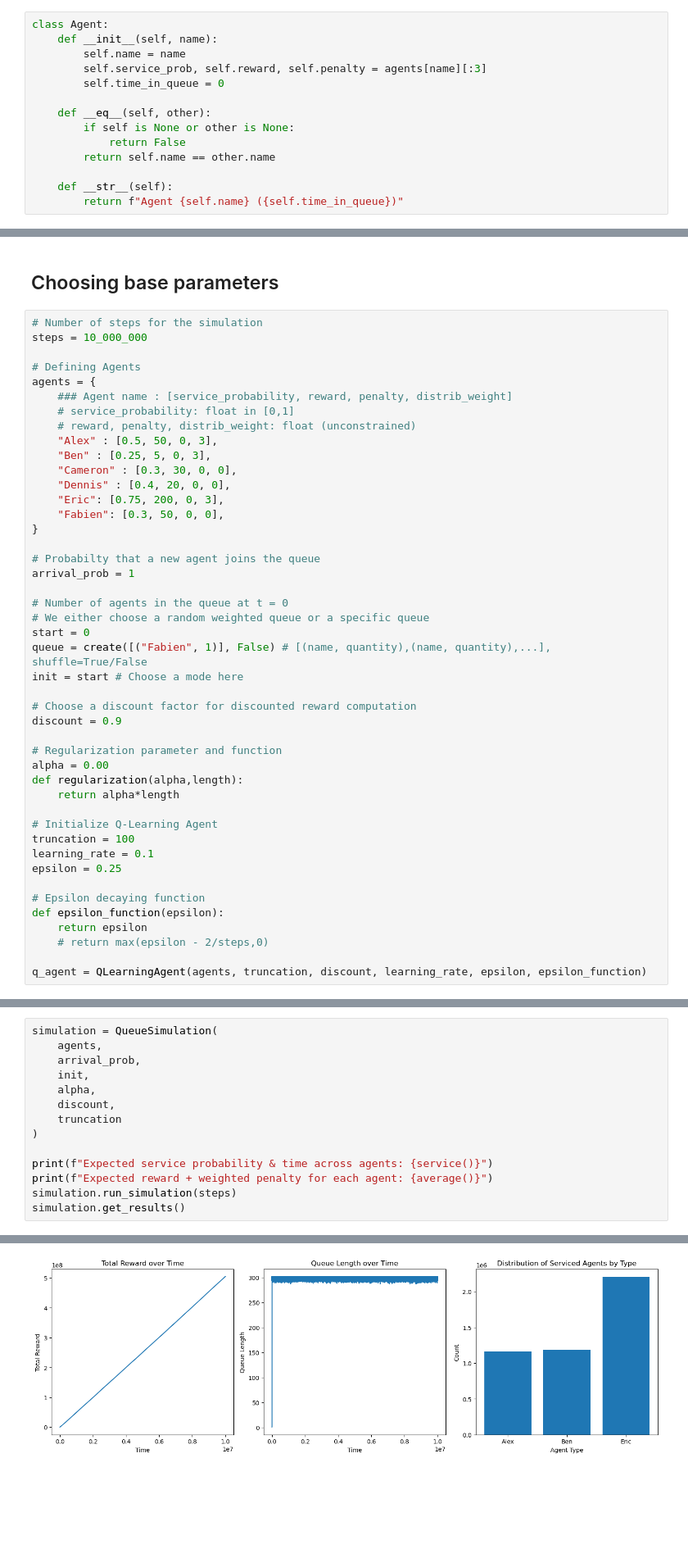
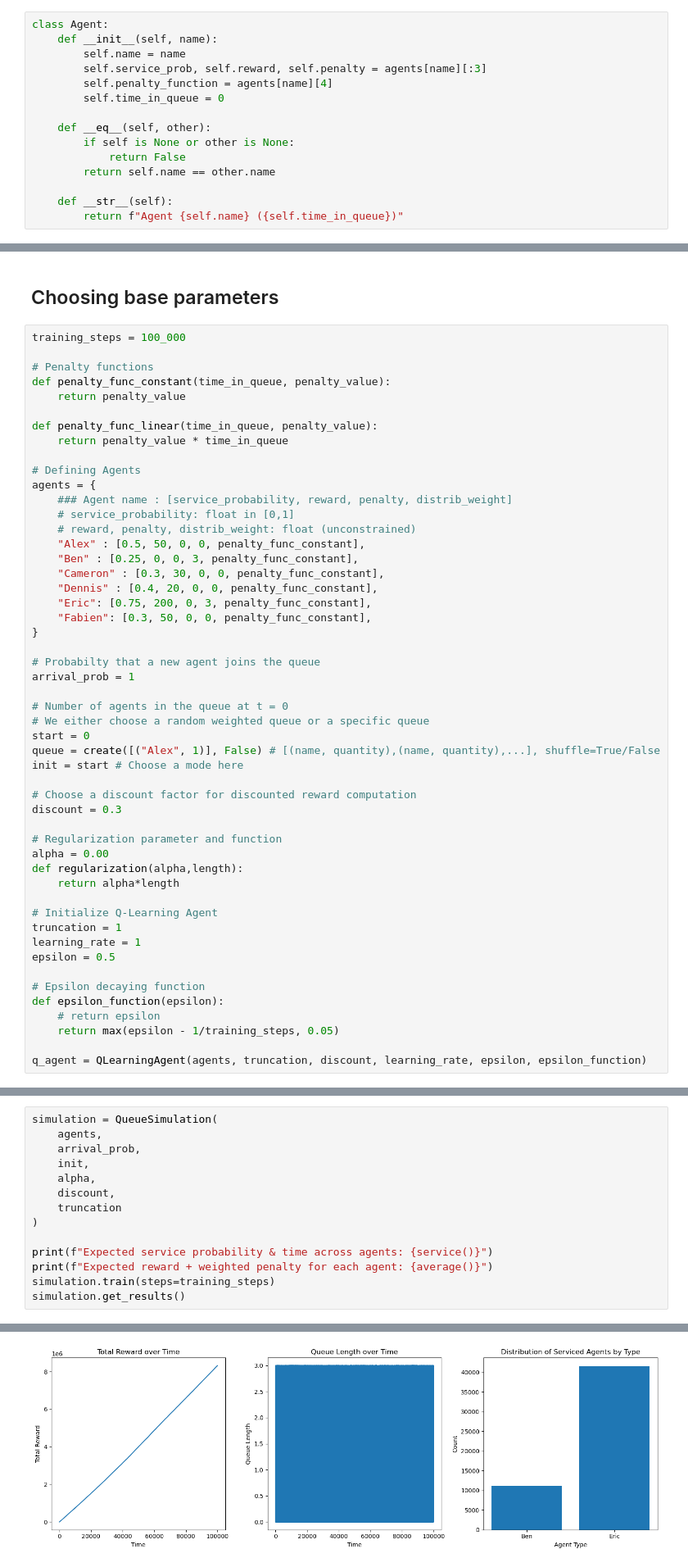
Before and after one commit to alexandre-bismuth/AgentLearning, a Jupyter notebook: QAgent.ipynb, the cells around one changed output, grey strips where cells are left out. Shown at 82% size. Saved outputs shown, nothing was run; the diff lists cells and outputs as text; blank space fills up the shorter version.

```diff
--- a/QAgent.ipynb
+++ b/QAgent.ipynb
@@ -23,6 +24,7 @@ class Agent:
     def __init__(self, name):
         self.name = name
         self.service_prob, self.reward, self.penalty = agents[name][:3]
+        self.penalty_function = agents[name][4]
         self.time_in_queue = 0
 
     def __eq__(self, other):
@@ -264,20 +345,26 @@ class QLearningAgent:
 # %% [markdown]
 ## Choosing base parameters
 # %%
-# Number of steps for the simulation
-steps = 10_000_000
+training_steps = 100_000
+
+# Penalty functions
+def penalty_func_constant(time_in_queue, penalty_value):
+    return penalty_value
+
+def penalty_func_linear(time_in_queue, penalty_value):
+    return penalty_value * time_in_queue
 
 # Defining Agents
 agents = {
     ### Agent name : [service_probability, reward, penalty, distrib_weight]
     # service_probability: float in [0,1]
     # reward, penalty, distrib_weight: float (unconstrained)
-    "Alex" : [0.5, 50, 0, 3],
-    "Ben" : [0.25, 5, 0, 3],
-    "Cameron" : [0.3, 30, 0, 0],
-    "Dennis" : [0.4, 20, 0, 0],
-    "Eric": [0.75, 200, 0, 3],
-    "Fabien": [0.3, 50, 0, 0],
+    "Alex" : [0.5, 50, 0, 0, penalty_func_constant],
+    "Ben" : [0.25, 0, 0, 3, penalty_func_constant],
+    "Cameron" : [0.3, 30, 0, 0, penalty_func_constant],
+    "Dennis" : [0.4, 20, 0, 0, penalty_func_constant],
+    "Eric": [0.75, 200, 0, 3, penalty_func_constant],
+    "Fabien": [0.3, 50, 0, 0, penalty_func_constant],
 }
 
 # Probabilty that a new agent joins the queue
@@ -286,11 +373,11 @@ arrival_prob = 1
 # Number of agents in the queue at t = 0
 # We either choose a random weighted queue or a specific queue
 start = 0
-queue = create([("Fabien", 1)], False) # [(name, quantity),(name, quantity),...], shuffle=True/False
+queue = create([("Alex", 1)], False) # [(name, quantity),(name, quantity),...], shuffle=True/False
 init = start # Choose a mode here
 
 # Choose a discount factor for discounted reward computation
-discount = 0.9
+discount = 0.3
 
 # Regularization parameter and function
 alpha = 0.00
@@ -298,14 +385,14 @@ def regularization(alpha,length):
     return alpha*length
 
 # Initialize Q-Learning Agent
-truncation = 100
-learning_rate = 0.1
-epsilon = 0.25
+truncation = 1
+learning_rate = 1
+epsilon = 0.5
 
 # Epsilon decaying function
 def epsilon_function(epsilon):
-    return epsilon
-    # return max(epsilon - 2/steps,0)
+    # return epsilon
+    return max(epsilon - 1/training_steps, 0.05)
 
 q_agent = QLearningAgent(agents, truncation, discount, learning_rate, epsilon, epsilon_function)
 # %% [markdown]
@@ -327,7 +414,7 @@ simulation = QueueSimulation(
 
 print(f"Expected service probability & time across agents: {service()}")
 print(f"Expected reward + weighted penalty for each agent: {average()}")
-simulation.run_simulation(steps)
+simulation.train(steps=training_steps)
 simulation.get_results()
 # %% [output]
 Expected service probability & time across agents: (0.5, 2.0)
@@ -335 +422 @@ Expected reward + weighted penalty for each agent: {'Alex': 25.0, 'Ben': 1.25, '
-[figure, old version]
+[figure, new version]
```
Also changed, not shown: parts of 14 cells of this notebook.
